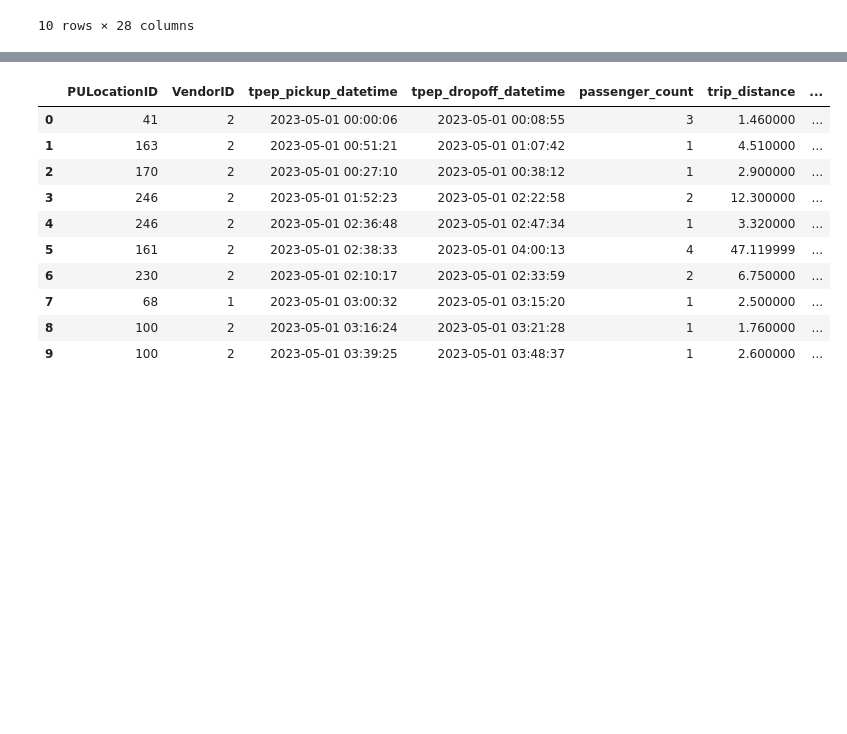
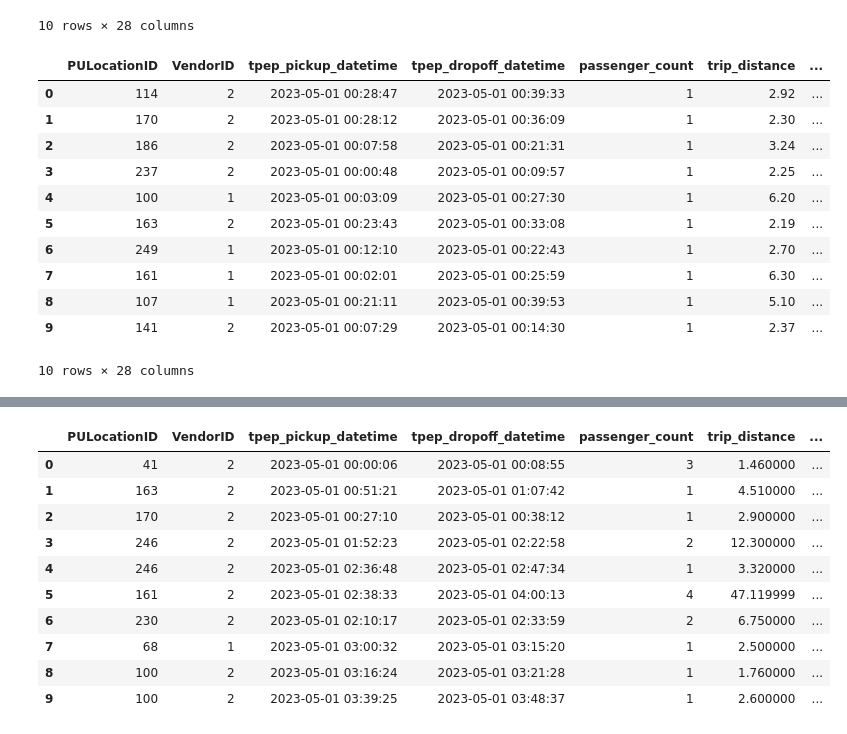
Before and after one commit to ArielAlvarezWAI87/BigData, a Jupyter notebook: notebooks/2_0_e8_NYC_Yellow_Taxi_DB.ipynb, the cells around one changed output, grey strips where cells are left out. Cells and saved outputs as stored; diff of their text form; code cells hidden in the pictures; blank space fills up the shorter version.

```diff
--- a/notebooks/2_0_e8_NYC_Yellow_Taxi_DB.ipynb
+++ b/notebooks/2_0_e8_NYC_Yellow_Taxi_DB.ipynb
@@ -337,3 +362,28 @@ sample_second_half_short.limit(10).toPandas()
 | 8 | 140 | 2 | 2023-05-01 12:01:18 | 2023-05-01 12:14:19 | 1 | 1.33 | ... |
 | 9 | 164 | 2 | 2023-05-01 12:01:41 | 2023-05-01 12:20:58 | 1 | 1.35 | ... |
 10 rows × 28 columns
+# %%
+#@title Muestra de viajes de distancia media en la primera mitad del día (P3)
+sample_p3 = (
+    df_partitioned
+    .filter(
+        (F.col("pickup_hour_bucket") == "primera_mitad_dia") &
+        (F.col("trip_distance_bucket") == "medio")
+    )
+    .limit(1000)
+)
+
+sample_p3.limit(10).toPandas()
+# %% [output]
+|  | PULocationID | VendorID | tpep_pickup_datetime | tpep_dropoff_datetime | passenger_count | trip_distance | ... |
+| 0 | 114 | 2 | 2023-05-01 00:28:47 | 2023-05-01 00:39:33 | 1 | 2.92 | ... |
+| 1 | 170 | 2 | 2023-05-01 00:28:12 | 2023-05-01 00:36:09 | 1 | 2.30 | ... |
+| 2 | 186 | 2 | 2023-05-01 00:07:58 | 2023-05-01 00:21:31 | 1 | 3.24 | ... |
+| 3 | 237 | 2 | 2023-05-01 00:00:48 | 2023-05-01 00:09:57 | 1 | 2.25 | ... |
+| 4 | 100 | 1 | 2023-05-01 00:03:09 | 2023-05-01 00:27:30 | 1 | 6.20 | ... |
+| 5 | 163 | 2 | 2023-05-01 00:23:43 | 2023-05-01 00:33:08 | 1 | 2.19 | ... |
+| 6 | 249 | 1 | 2023-05-01 00:12:10 | 2023-05-01 00:22:43 | 1 | 2.70 | ... |
+| 7 | 161 | 1 | 2023-05-01 00:02:01 | 2023-05-01 00:25:59 | 1 | 6.30 | ... |
+| 8 | 107 | 1 | 2023-05-01 00:21:11 | 2023-05-01 00:39:53 | 1 | 5.10 | ... |
+| 9 | 141 | 2 | 2023-05-01 00:07:29 | 2023-05-01 00:14:30 | 1 | 2.37 | ... |
+10 rows × 28 columns
```
Also changed, not shown: parts of 5 cells of this notebook.
